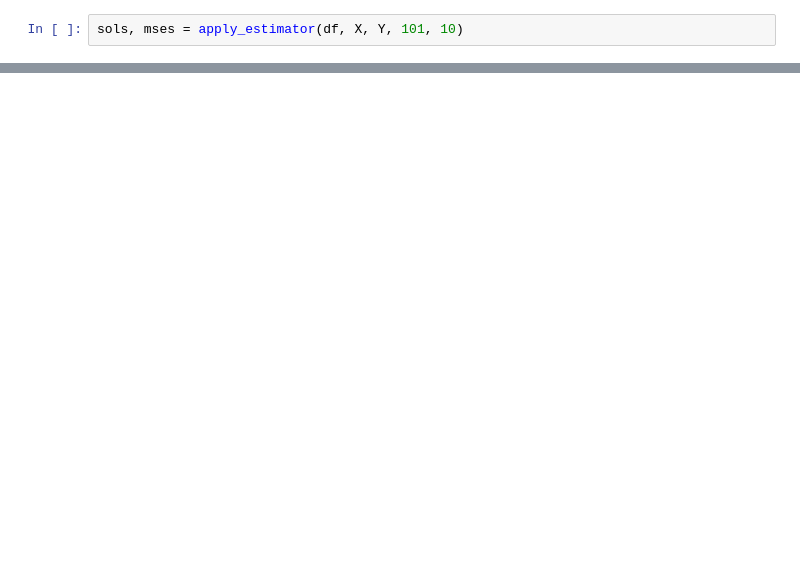
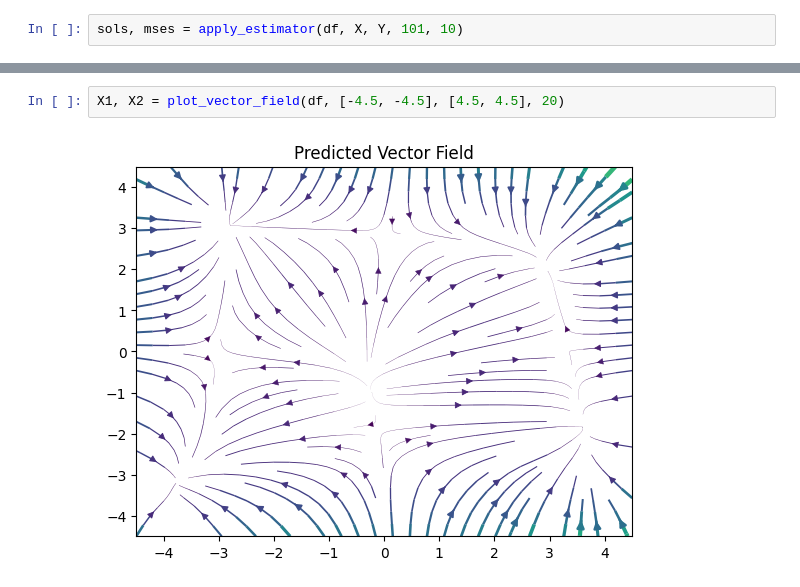
Before and after one commit to ArnaultVerret/ex5, a Jupyter notebook: task3.ipynb, the cells around one changed output, grey strips where cells are left out. Cells and saved outputs as stored; diff of their text form; blank space fills up the shorter version.

Commit message:
added vector field

```diff
--- a/task3.ipynb
+++ b/task3.ipynb
@@ -74,0 +74,4 @@ Text(0.5, 1.0, 'Prediction over ground truth')
+# %%
+X1, X2 = plot_vector_field(df, [-4.5, -4.5], [4.5, 4.5], 20)
+# %% [output]
+[figure, added]
```
Also changed, not shown: parts of 4 cells of this notebook, 1 other file.
